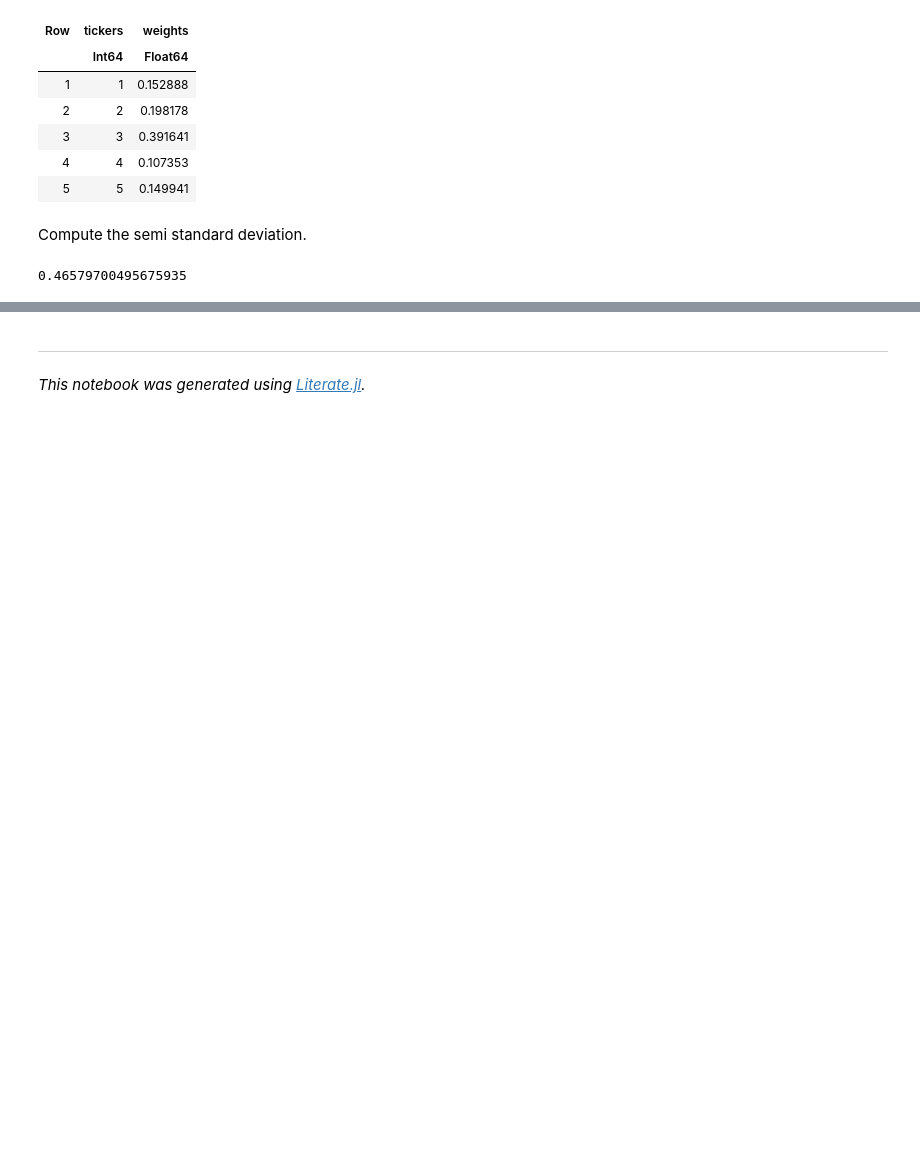
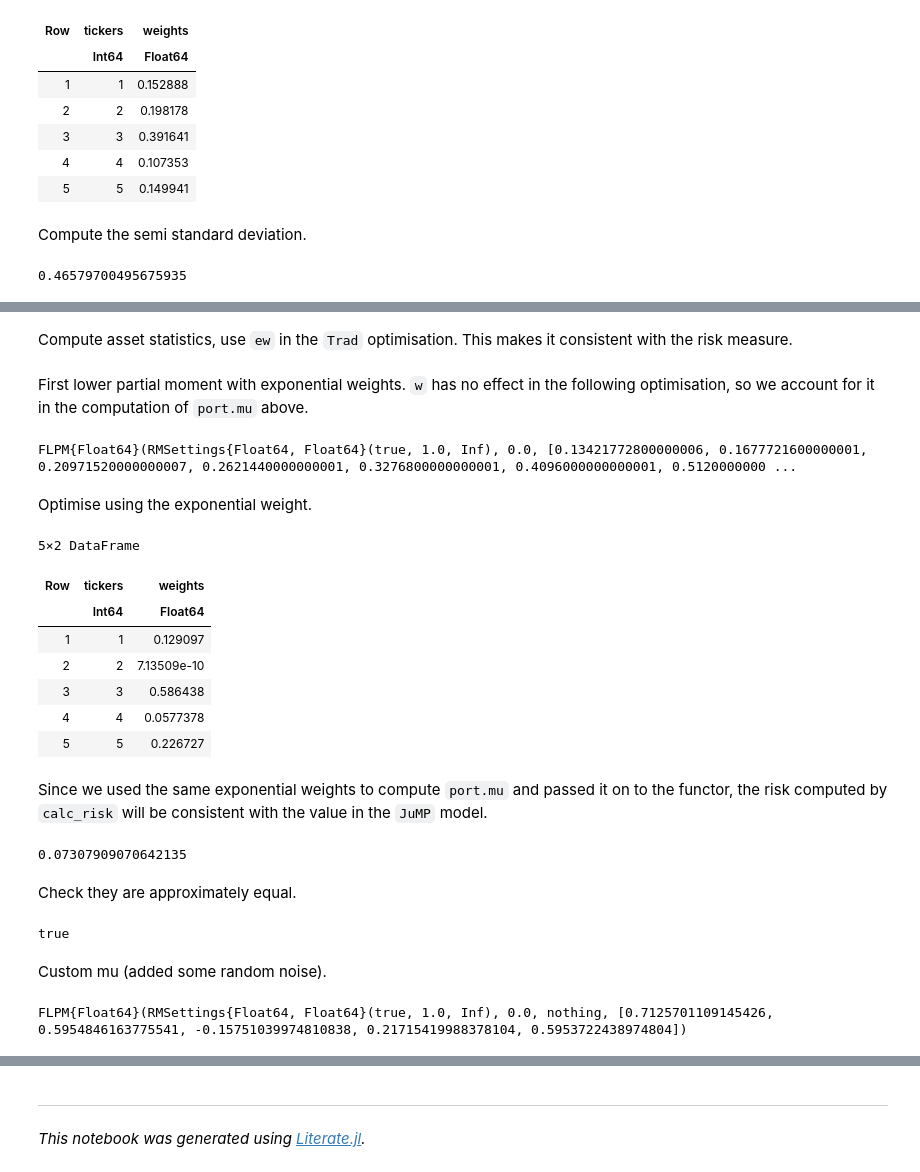
Before and after one commit to dcelisgarza/PortfolioOptimiser.jl, a Jupyter notebook: examples/0_risk_measure_examples.ipynb, the cells around one changed output, grey strips where cells are left out. Cells and saved outputs as stored; diff of their text form; code cells hidden in the pictures; blank space fills up the shorter version.

```diff
--- a/examples/0_risk_measure_examples.ipynb
+++ b/examples/0_risk_measure_examples.ipynb
@@ -506,0 +601,2 @@ r8 = calc_risk(port, :HRP; rm = rm)
+# %%
+ew = eweights(1:size(ret, 1), 0.2; scale = true)
@@ -506,0 +615,2 @@ r8 = calc_risk(port, :HRP; rm = rm)
+# %% [markdown]
+Compute asset statistics, use `ew` in the `Trad` optimisation. This makes it consistent with the risk measure.
@@ -506,0 +619,39 @@ r8 = calc_risk(port, :HRP; rm = rm)
+# %% [markdown]
+First lower partial moment with exponential weights. `w` has no effect in the following optimisation, so we account for it in the computation of `port.mu` above.
+# %%
+rm = FLPM(; w = ew)
+# %% [output]
+FLPM{Float64}(RMSettings{Float64, Float64}(true, 1.0, Inf), 0.0, [0.13421772800000006, 0.1677721600000001, 0.20971520000000007, 0.2621440000000001, 0.3276800000000001, 0.4096000000000001, 0.5120000000 ...
+# %% [markdown]
+Optimise using the exponential weight.
+# %%
+w4 = optimise!(port, Trad(; rm = rm, str_names = true))
+# %% [output]
+5×2 DataFrame
+| Row | tickers | weights |
+|  | Int64 | Float64 |
+| 1 | 1 | 0.129097 |
+| 2 | 2 | 7.13509e-10 |
+| 3 | 3 | 0.586438 |
+| 4 | 4 | 0.0577378 |
+| 5 | 5 | 0.226727 |
+# %% [markdown]
+Since we used the same exponential weights to compute `port.mu` and passed it on to the functor, the risk computed by `calc_risk` will be consistent with the value in the `JuMP` model.
+# %%
+r4 = calc_risk(port; rm = rm)
+# %% [output]
+0.07307909070642135
+# %% [markdown]
+Check they are approximately equal.
+# %%
+isapprox(r4, value(port.model[:flpm_risk]))
+# %% [output]
+true
+# %% [markdown]
+Custom mu (added some random noise).
+# %%
+custom_mu = port.mu + [-0.0025545471368230766, -0.0047554044723918795, 0.010574122455999866,
+                       0.0021521845052968917, -0.004417767086053032]
+rm = FLPM(; mu = custom_mu)
+# %% [output]
+FLPM{Float64}(RMSettings{Float64, Float64}(true, 1.0, Inf), 0.0, nothing, [0.7125701109145426, 0.5954846163775541, -0.15751039974810838, 0.21715419988378104, 0.5953722438974804])
```
Also changed, not shown: parts of 116 cells of this notebook, 4 other files.
